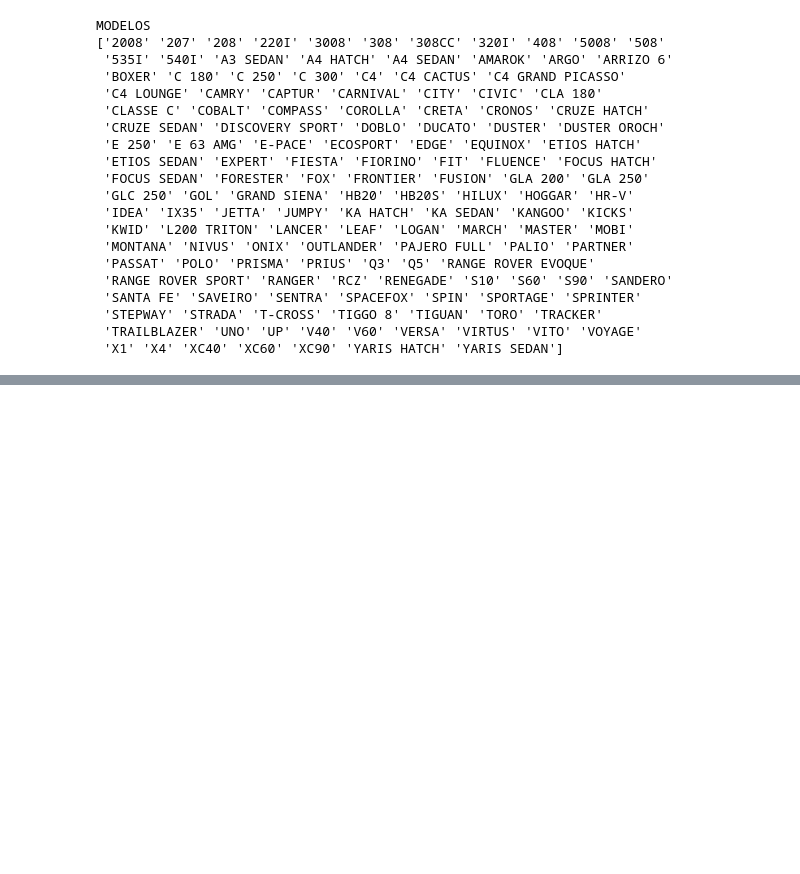
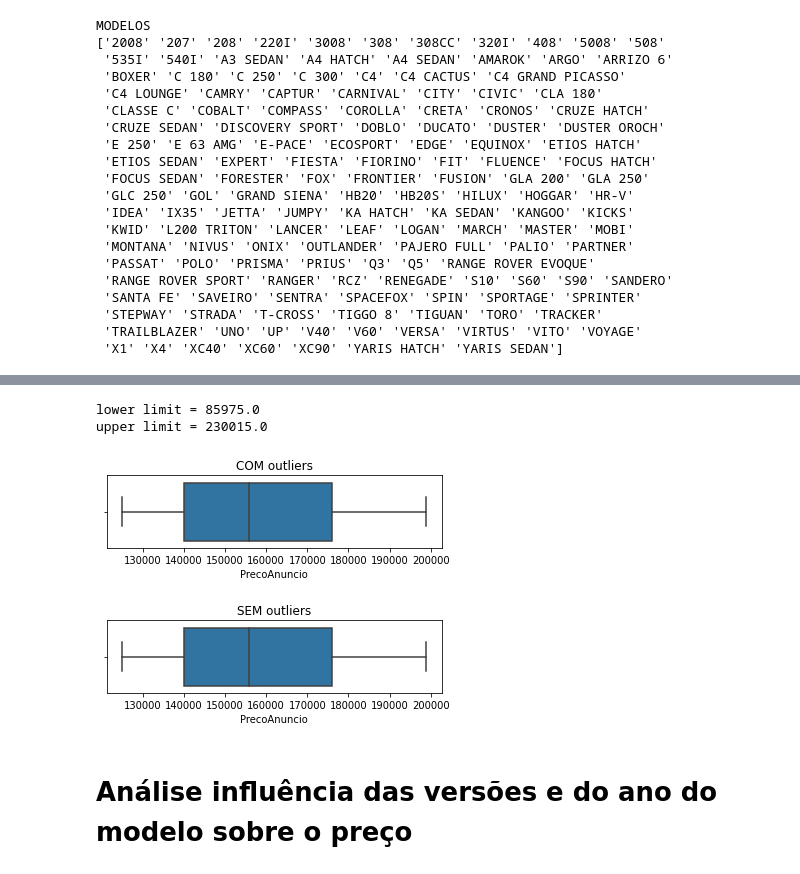
Before and after one commit to engpedrorsc/analise_zoss, a Jupyter notebook: notebook.ipynb, the cells around one changed output, grey strips where cells are left out. Cells and saved outputs as stored; diff of their text form; code cells hidden in the pictures; blank space fills up the shorter version.

```diff
--- a/notebook.ipynb
+++ b/notebook.ipynb
@@ -200,0 +207,12 @@ plt.show()
+# %%
+# Outliers de preço anunciado
+
+info = 'PrecoAnuncio'
+limits_price = show_outliers_boxplots(df_fuel_filtered, info)
+df_fuel_filtered = limits_price[1] # retira os outliers de preço da base
+# %% [output]
+lower limit = 85975.0
+upper limit = 230015.0
+[figure, added]
+# %% [markdown]
+# Análise influência das versões e do ano do modelo sobre o preço
```
Also changed, not shown: parts of 35 cells of this notebook, 1 other file.
